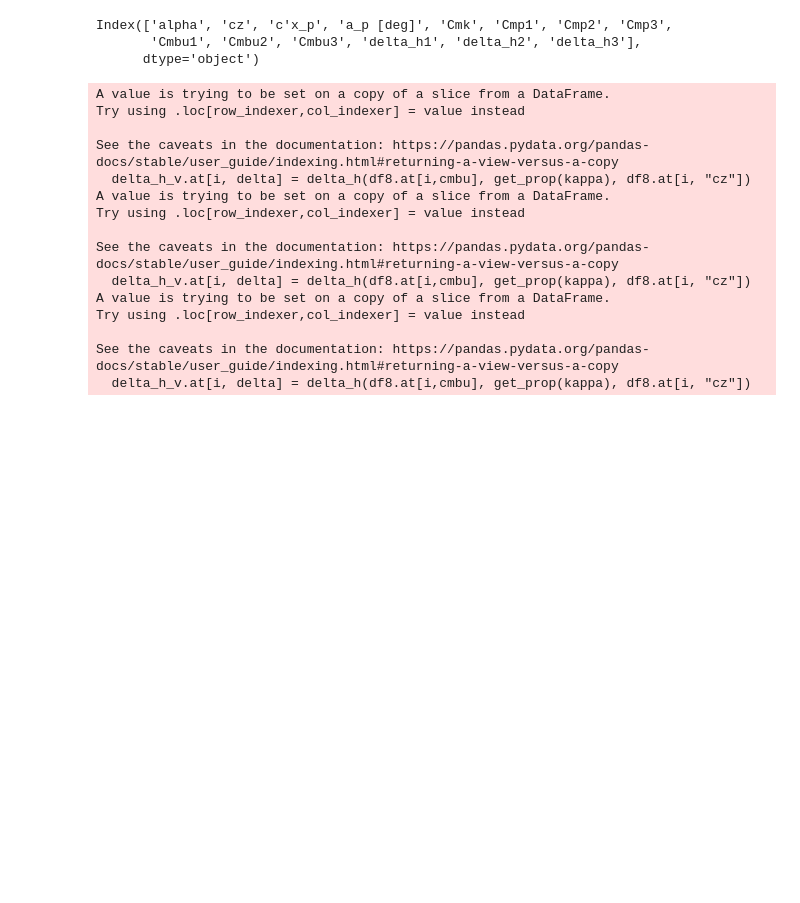
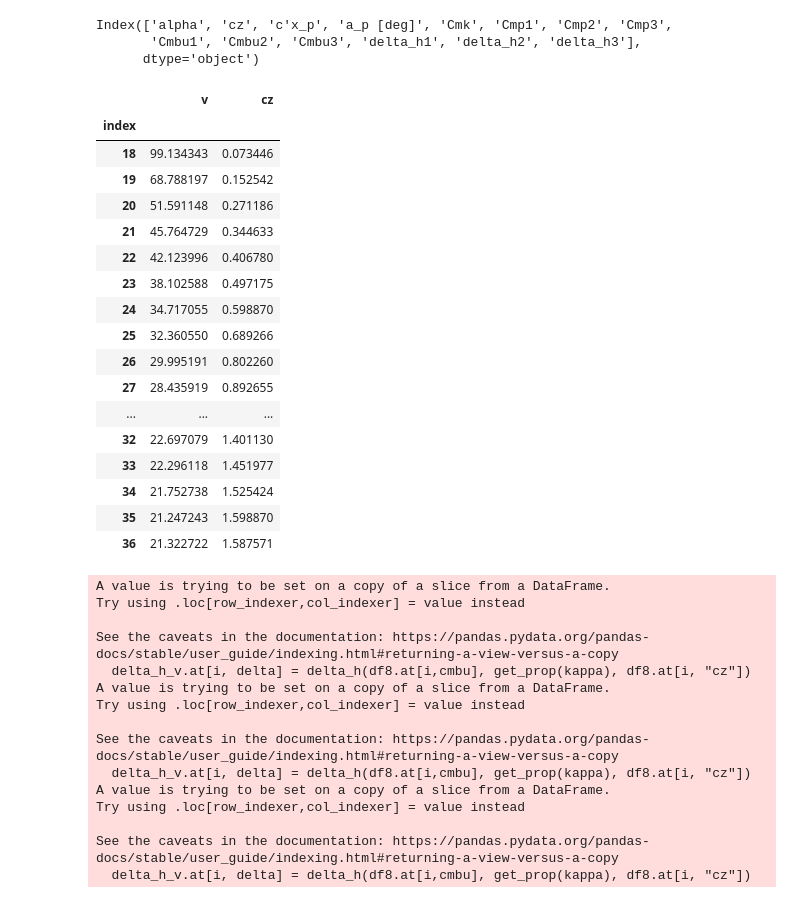
Before and after one commit to mahromir/FLIGHT_MECHANICS, a Jupyter notebook: proj9/src/ml_proj9.ipynb, the cells around one changed output. Drawn from its saved outputs; the diff is of its cells as text; code cells hidden in the pictures; blank space fills up the shorter version.

```diff
--- a/proj9/src/ml_proj9.ipynb
+++ b/proj9/src/ml_proj9.ipynb
@@ -216,6 +223,27 @@ delta_h_v = df8[['v', 'cz']]
 # delta_h_v["vel"] = vel_range
 # delta_h_v["cz"] = cz_vel
 # delta_h_v[""]
+# %%
+delta_h_v
+# %% [output]
+|  | v | cz |
+| index |  |  |
+| 18 | 99.134343 | 0.073446 |
+| 19 | 68.788197 | 0.152542 |
+| 20 | 51.591148 | 0.271186 |
+| 21 | 45.764729 | 0.344633 |
+| 22 | 42.123996 | 0.406780 |
+| 23 | 38.102588 | 0.497175 |
+| 24 | 34.717055 | 0.598870 |
+| 25 | 32.360550 | 0.689266 |
+| 26 | 29.995191 | 0.802260 |
+| 27 | 28.435919 | 0.892655 |
+| ... | ... | ... |
+| 32 | 22.697079 | 1.401130 |
+| 33 | 22.296118 | 1.451977 |
+| 34 | 21.752738 | 1.525424 |
+| 35 | 21.247243 | 1.598870 |
+| 36 | 21.322722 | 1.587571 |
 # %%
 
 for delta, kappa, cmbu in zip(deltas, kappas, cmbus):
```
Also changed, not shown: parts of 1 cell of this notebook, 5 other files.
